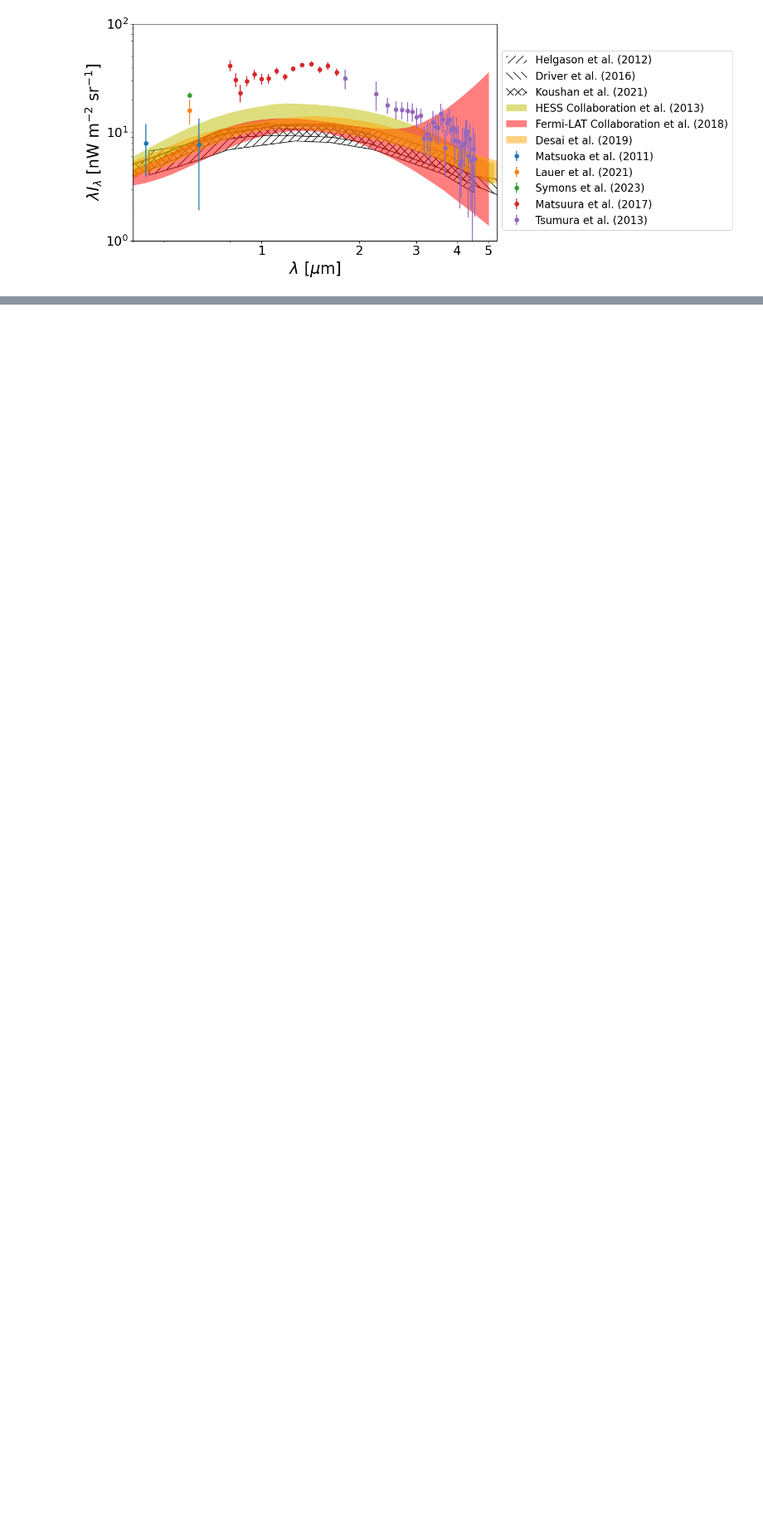
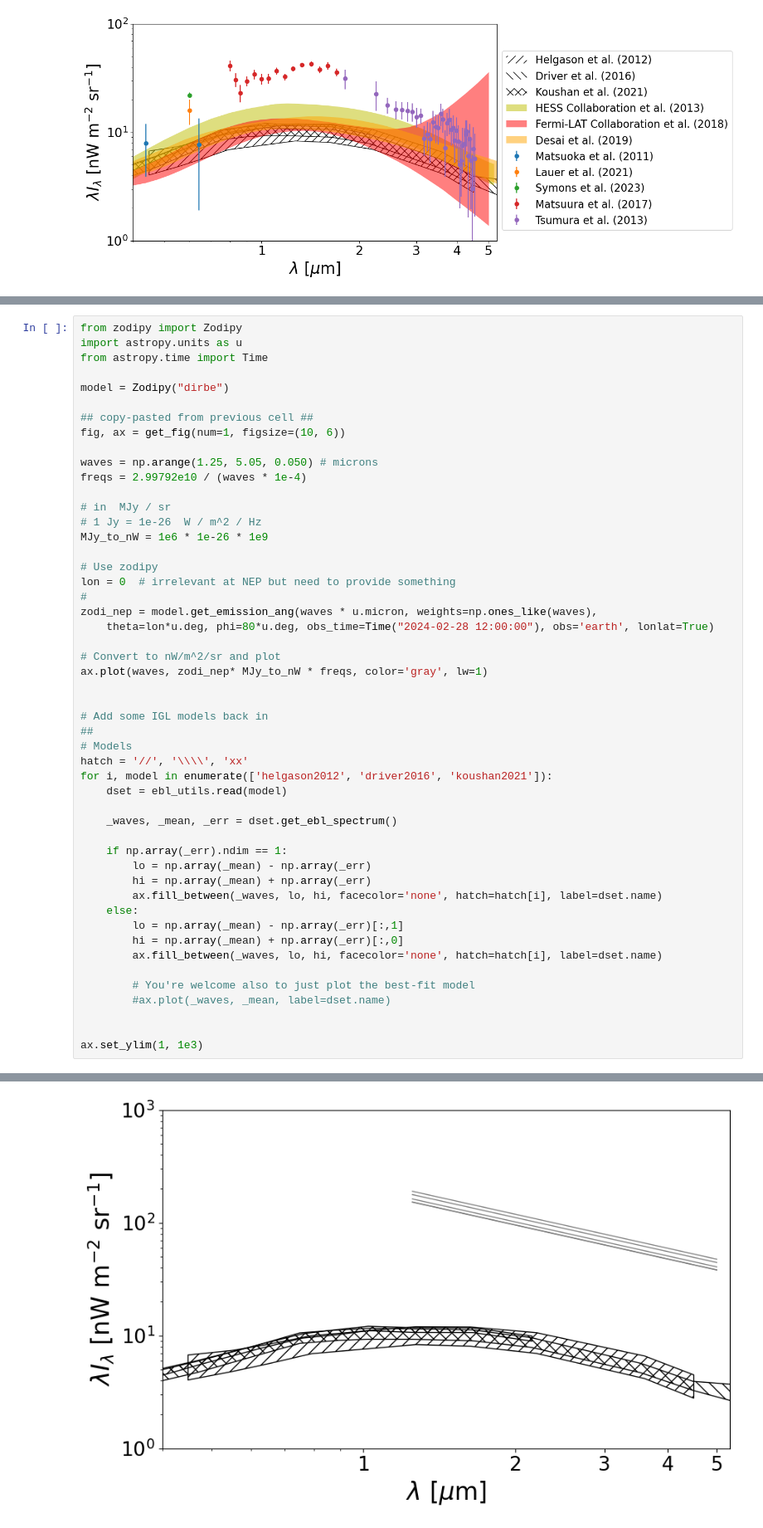
Before and after one commit to mirochaj/ebl_utils, a Jupyter notebook: docs/source/example_ebl_mean.ipynb, the cells around one changed output, grey strips where cells are left out. Shown: that part at 83% size. Cells and saved outputs as stored; diff of their text form; blank space fills up the shorter version.

```diff
--- a/docs/source/example_ebl_mean.ipynb
+++ b/docs/source/example_ebl_mean.ipynb
@@ -200,0 +203,51 @@ plt.savefig('ebl_mean_data_models_gammarays.png', bbox_inches='tight')
+# %%
+from zodipy import Zodipy
+import astropy.units as u
+from astropy.time import Time
+
+model = Zodipy("dirbe")
+
+## copy-pasted from previous cell ##
+fig, ax = get_fig(num=1, figsize=(10, 6))
+
+waves = np.arange(1.25, 5.05, 0.050) # microns
+freqs = 2.99792e10 / (waves * 1e-4)
+
+# in  MJy / sr
+# 1 Jy = 1e-26  W / m^2 / Hz
+MJy_to_nW = 1e6 * 1e-26 * 1e9
+
+# Use zodipy
+lon = 0  # irrelevant at NEP but need to provide something
+#
+zodi_nep = model.get_emission_ang(waves * u.micron, weights=np.ones_like(waves),
+    theta=lon*u.deg, phi=80*u.deg, obs_time=Time("2024-02-28 12:00:00"), obs='earth', lonlat=True)
+
+# Convert to nW/m^2/sr and plot
+ax.plot(waves, zodi_nep* MJy_to_nW * freqs, color='gray', lw=1)
+
+
+# Add some IGL models back in
+##
+# Models
+hatch = '//', '\\\\', 'xx'
+for i, model in enumerate(['helgason2012', 'driver2016', 'koushan2021']):
+    dset = ebl_utils.read(model)
+
+    _waves, _mean, _err = dset.get_ebl_spectrum()
+
+    if np.array(_err).ndim == 1:
+        lo = np.array(_mean) - np.array(_err)
+        hi = np.array(_mean) + np.array(_err)
+        ax.fill_between(_waves, lo, hi, facecolor='none', hatch=hatch[i], label=dset.name)
+    else:
+        lo = np.array(_mean) - np.array(_err)[:,1]
+        hi = np.array(_mean) + np.array(_err)[:,0]
+        ax.fill_between(_waves, lo, hi, facecolor='none', hatch=hatch[i], label=dset.name)
+
+        # You're welcome also to just plot the best-fit model
+        #ax.plot(_waves, _mean, label=dset.name)
+
+
+ax.set_ylim(1, 1e3)
+# %% [output]
@@ -200,0 +260 @@ plt.savefig('ebl_mean_data_models_gammarays.png', bbox_inches='tight')
+[figure, added]
```
Also changed, not shown: parts of 2 cells of this notebook, 7 other files.
